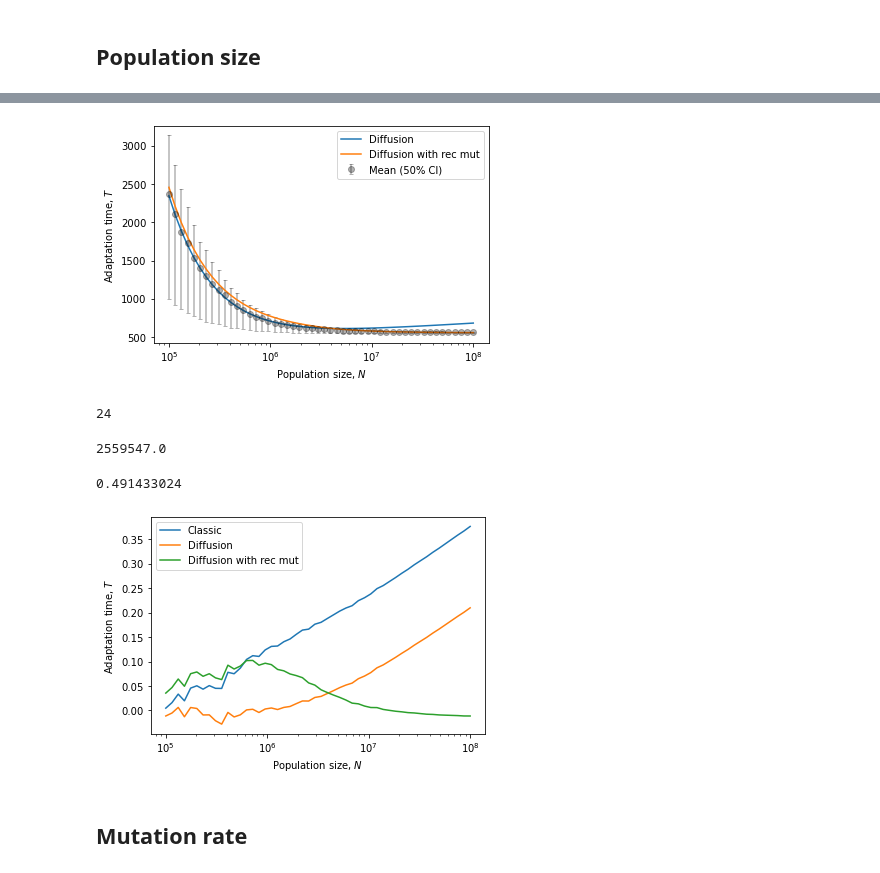
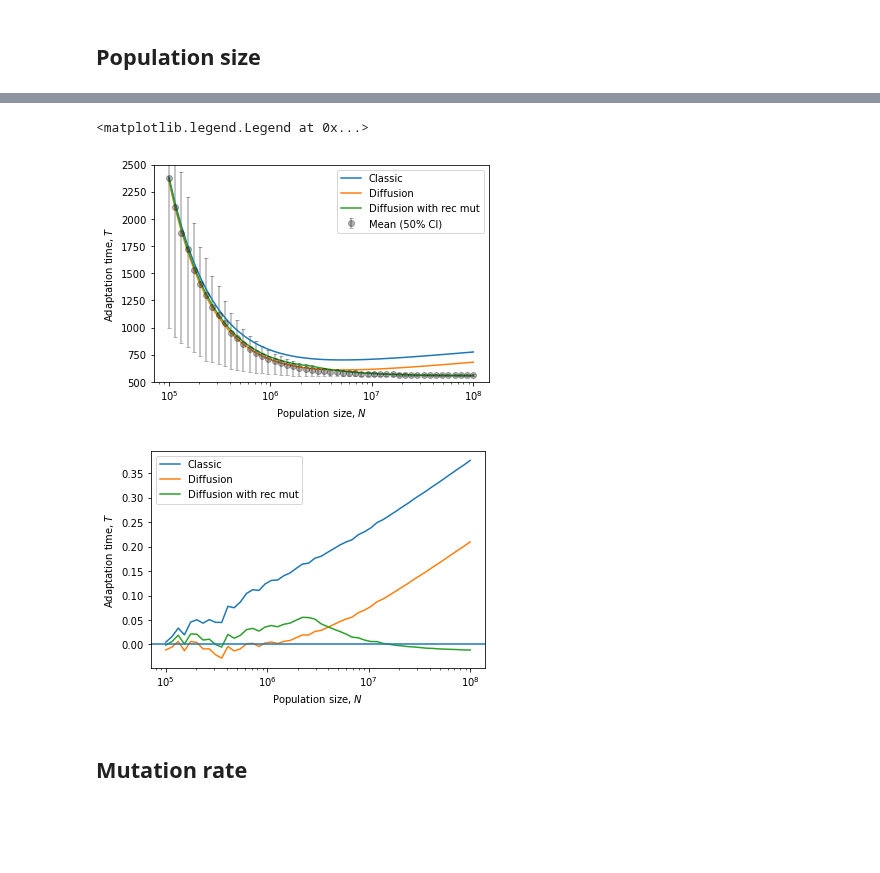
Before and after one commit to yoavram-lab/Heatrisomy, a Jupyter notebook: notebooks_mp/Comparison of the fixation times_no aneuploidy.ipynb, the cells around one changed output, grey strips where cells are left out. Saved outputs shown, nothing was run; the diff lists cells and outputs as text; code cells hidden in the pictures; blank space fills up the shorter version.

```diff
--- a/notebooks_mp/Comparison of the fixation times_no aneuploidy.ipynb
+++ b/notebooks_mp/Comparison of the fixation times_no aneuploidy.ipynb
@@ -242,13 +231,13 @@ def T_rec(N, μ1, μ2, δ, w_euwt, w_anwt, w_anmt, w_eumt, x_0=0, fc=.95):
     p_a = p_euwt_anwt / (p_euwt_eumt + p_euwt_anwt)
 
     # τ_kimura(N, s, x0=None, max_x=1, min_x=0)
-    τ_euwt_eumt = τ_rec_ft(N, μ1, w_euwt, w_eumt, p=np.maximum(x_0,1/N),fc=fc)
+    τ_euwt_eumt = t_rec(N, μ1, w_euwt, w_eumt, p=np.maximum(x_0,1/N),fc=fc)
     # start with one or delta*N individuals
-    τ_euwt_anwt = τ_rec_ft(N, δ, w_euwt, w_anwt, p=np.maximum(δ, 1/N),fc=fc)
+    τ_euwt_anwt = t_rec(N, δ, w_euwt, w_anwt, p=np.maximum(δ, 1/N),fc=fc)
     # no fix of anmt, don't count
     # τ_anwt_anmt = τ_kimura(N, w_anwt, w_anmt, x=1-1/N, y=1/N)
     # no fix of anmt - use w_anwt; # start with one or delta*N individuals
-    τ_anmt_eumt = τ_rec_ft(N, δ, w_anwt, w_eumt, p=np.maximum(δ, 1/N),fc=fc)
+    τ_anmt_eumt = t_rec(N, δ, w_anwt, w_eumt, p=np.maximum(δ, 1/N),fc=fc)
 
     T_m = 1/p_min + τ_euwt_eumt
     T_a = (
@@ -397,45 +308,29 @@ T_r=T_rec(N, μ, μ, 0, w_euwt, w_anwt, w_anmt, w_eumt, fc=.95)#, x_0=35*μ)
 # %%
 mean = msim_noaneuN58.mean(axis=1)
 low = np.percentile(msim_noaneuN58, 25, axis=1)
 high = np.percentile(msim_noaneuN58, 75, axis=1)
 plt.errorbar(N, mean, [(mean-low), (high-mean)],fmt='o', color='k', capsize=2, label='Mean (50% CI)', alpha=.3)
 
-#plt.plot(N, T__, label='Classic')
+plt.plot(N, T__, label='Classic')
 plt.plot(N, T_K, label='Diffusion')
 plt.plot(N, T_r, label='Diffusion with rec mut')
-#plt.plot(N, T_rr, label='Diffusion with rec mut')
-#plt.plot(N, 1/p_mint+2*τ_r, label='waiting time to first event, no sel+rec mut FT')
-#plt.plot(N, 1/p_mint+τ__, label='waiting time to first event+rec mut FT')
 
 plt.xscale('log')
 #plt.yscale('log')
-#plt.xlim([1e7,1e8])
-#plt.ylim([525,600])
+#plt.xlim([1e5,1e7])
+plt.ylim([500,2500])
 plt.xlabel("Population size, $N$")
 plt.ylabel('Adaptation time, $T$')
 plt.legend()
-plt.savefig('Diffusion with mutation_N.pdf');
+#plt.savefig('Diffusion with rec mutation_N.pdf');
 # %% [output]
+<matplotlib.legend.Legend at 0x...>
-[figure, old version]
+[figure, new version]
-# %%
-sum(2*N*μ<1/2)
-# %% [output]
-24
-# %%
-N[23]
-# %% [output]
-2559547.0
-# %%
-(2*N*μ)[23]
-# %% [output]
-0.491433024
 # %%
 plt.plot(N, (T__-mean)/mean, label='Classic')
 plt.plot(N, (T_K-mean)/mean, label='Diffusion')
 plt.plot(N, (T_r-mean)/mean, label='Diffusion with rec mut')
-#plt.plot(N, T_rr, label='Diffusion with rec mut')
-#plt.plot(N, 1/p_mint+2*τ_r, label='waiting time to first event, no sel+rec mut FT')
-#plt.plot(N, 1/p_mint+τ__, label='waiting time to first event+rec mut FT')
+plt.axhline(0)
 
 plt.xscale('log')
 #plt.yscale('log')
@@ -445,7 +340,7 @@ plt.xlabel("Population size, $N$")
 plt.ylabel('Adaptation time, $T$')
 plt.legend();
 # %% [output]
-[figure, old version]
+[figure, new version]
 # %% [markdown]
 ## Mutation rate
 # %%
```
Also changed, not shown: parts of 29 cells of this notebook, 5 other files.
